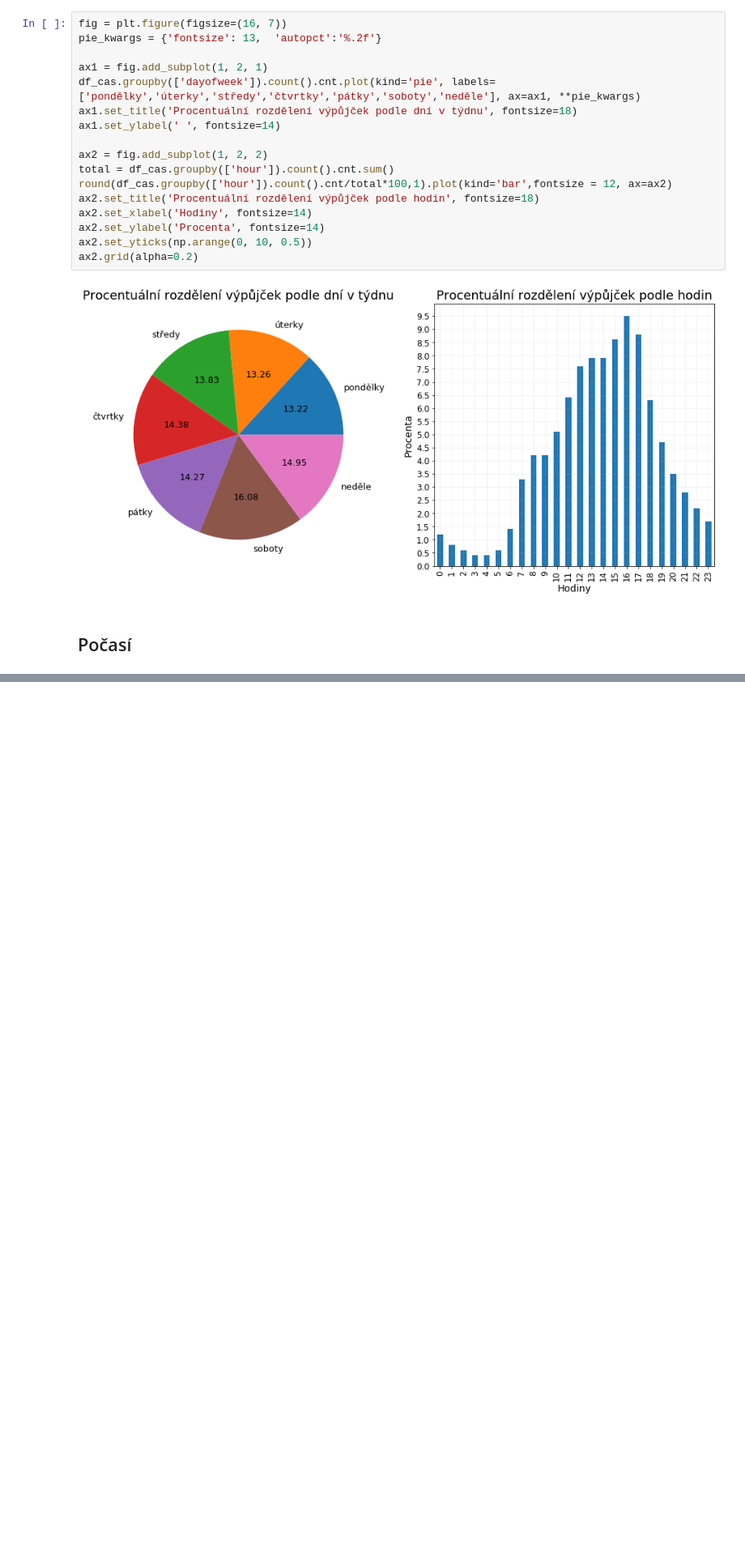
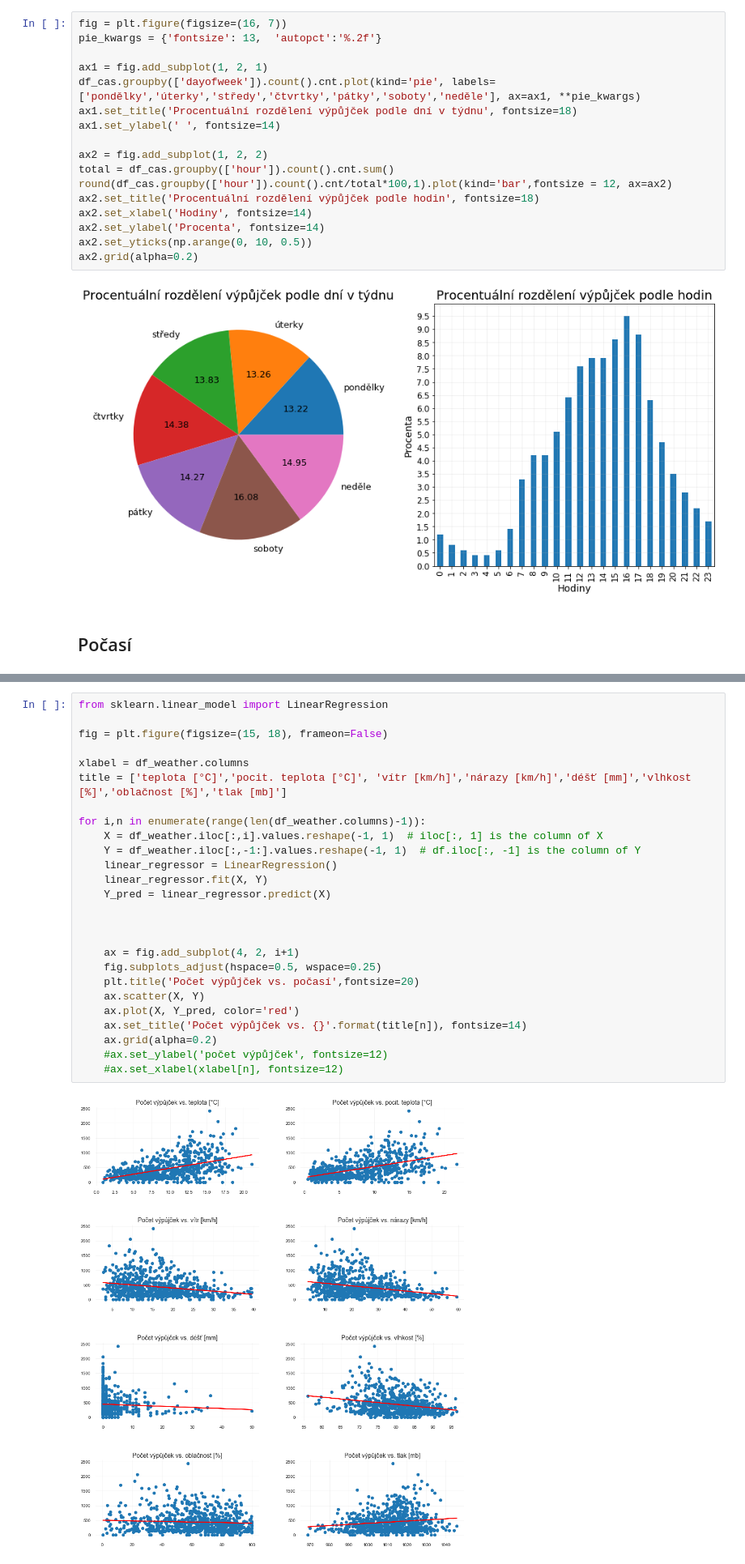
Before and after one commit to barborakacerovska/Engeto, a Jupyter notebook: Projekty/Python project Edinburgh bike sharing.ipynb, the cells around one changed output, grey strips where cells are left out. Shown at 81% size. Cells and saved outputs as stored; diff of their text form; blank space fills up the shorter version.

Commit message:
Počasí téměř hotovo

```diff
--- a/Projekty/Python project Edinburgh bike sharing.ipynb
+++ b/Projekty/Python project Edinburgh bike sharing.ipynb
@@ -410,0 +430,28 @@ df_weather
+# %%
+from sklearn.linear_model import LinearRegression
+
+fig = plt.figure(figsize=(15, 18), frameon=False)
+
+xlabel = df_weather.columns
+title = ['teplota [°C]','pocit. teplota [°C]', 'vítr [km/h]','nárazy [km/h]','déšť [mm]','vlhkost [%]','oblačnost [%]','tlak [mb]']
+
+for i,n in enumerate(range(len(df_weather.columns)-1)):
+    X = df_weather.iloc[:,i].values.reshape(-1, 1)  # iloc[:, 1] is the column of X
+    Y = df_weather.iloc[:,-1:].values.reshape(-1, 1)  # df.iloc[:, -1] is the column of Y
+    linear_regressor = LinearRegression()
+    linear_regressor.fit(X, Y)
+    Y_pred = linear_regressor.predict(X)
+
+
+
+    ax = fig.add_subplot(4, 2, i+1)
+    fig.subplots_adjust(hspace=0.5, wspace=0.25)
+    plt.title('Počet výpůjček vs. počasí',fontsize=20)
+    ax.scatter(X, Y)
+    ax.plot(X, Y_pred, color='red')
+    ax.set_title('Počet výpůjček vs. {}'.format(title[n]), fontsize=14)
+    ax.grid(alpha=0.2)
+    #ax.set_ylabel('počet výpůjček', fontsize=12)
+    #ax.set_xlabel(xlabel[n], fontsize=12)
+# %% [output]
+[figure, added]
```
Also changed, not shown: parts of 4 cells of this notebook, 1 other file.
